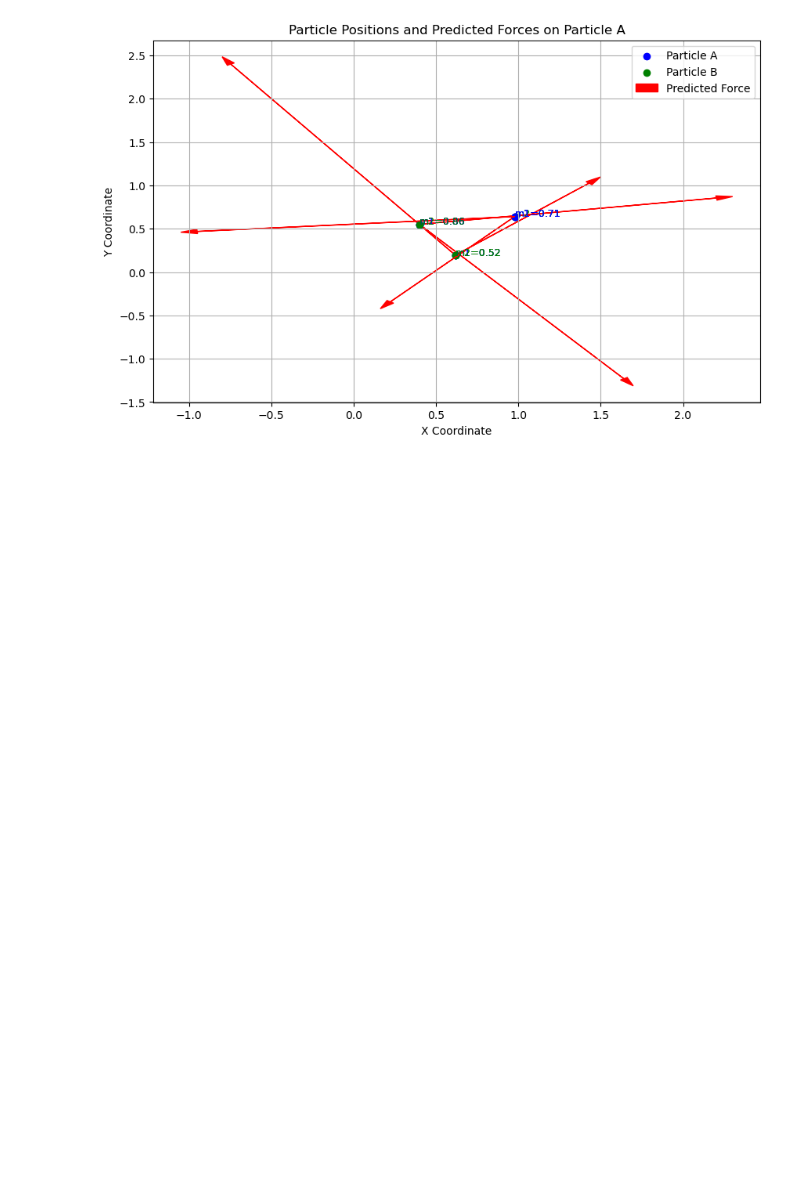
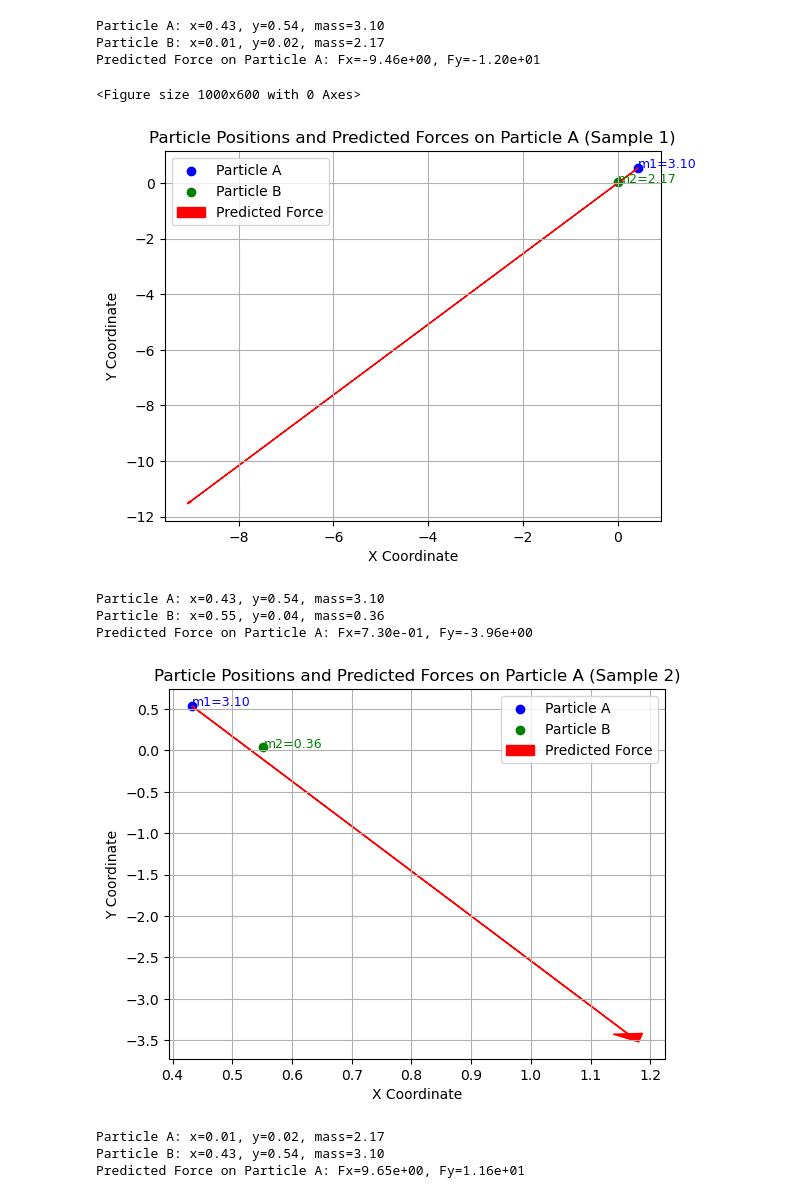
Before and after one commit to PolG24/TFG, a Jupyter notebook: gravity/data_generation.ipynb, the cells around one changed output. Saved outputs shown, nothing was run; the diff lists cells and outputs as text; code cells hidden in the pictures; blank space fills up the shorter version.

Commit message:
Plotting forces in different graphs. Modified data creation to minimize center-facing arrows.

```diff
--- a/gravity/data_generation.ipynb
+++ b/gravity/data_generation.ipynb
@@ -87,8 +103,8 @@ def plot_particle_system(data_point, index):
     fig, ax = plt.subplots(figsize=(8, 8))
 
     # Set plot limits
-    ax.set_xlim(-0.1, 1.1)
-    ax.set_ylim(-0.1, 1.1)
+    ax.set_xlim(-0.1, 2.1)
+    ax.set_ylim(-0.1, 2.1)
 
     # Find the maximum mass for scaling
     max_mass = max(particle[2] for particle in data_point)
@@ -136,13 +152,13 @@ class EdgeModel(MessagePassing):
     def __init__(self):
         super(EdgeModel, self).__init__(aggr='add')  # "Add" aggregation.
         self.mlp = nn.Sequential(
-            nn.Linear(6, 128),  # 6 = 2 (pos) + 1 (mass) for each particle
+            nn.Linear(6, 64),  # 6 = 2 (pos) + 1 (mass) for each particle
             nn.ReLU(),
-            nn.Linear(128, 128),
+            nn.Linear(64, 32),
             nn.ReLU(),
-            nn.Linear(128, 128),
+            nn.Linear(32, 16),
             nn.ReLU(),
-            nn.Linear(128, 2)  # Output 2D force
+            nn.Linear(16, 2)  # Output 2D force
         )
 
     def forward(self, x, edge_index):
@@ -166,8 +182,9 @@ class NodeModel(nn.Module):
 
     def forward(self, x, edge_index, edge_attr):
         # The edge attributes have already been added when the Message Passing layer was
-        # applied. Simply concatenate them with the node's features.
+        # applied. Simply concatenate them with the node's features
         out = torch.cat([x, edge_attr], dim=1)
+        # Not using the mlp for now
         return edge_attr
 
 class ParticleGNN(nn.Module):
@@ -324,7 +341,7 @@ optimizer = optim.Adam(model.parameters(), lr=0.02)
 scheduler = StepLR(optimizer, step_size=1, gamma=0.95)  # Reduce LR by factor of gamma every step_size epochs
 
 # Training loop
-num_epochs = 200  # Define the number of epochs
+num_epochs = 100  # Define the number of epochs
 loss_values = []  # List to store loss values for each epoch
 
 for epoch in range(num_epochs):
@@ -499,7 +508,7 @@ print(particle_dataset[0])
 
 input_data = []
 predicted_forces = []
-for i, data_point in enumerate(particle_dataset):
+for i, data_point in enumerate(particle_dataset[:1000]):
     for j in range(0, 3):
         for k in range(0, 3):
             if j != k:
@@ -507,41 +516,60 @@ for i, data_point in enumerate(particle_dataset):
                 particleB = data_point[k][:3]
                 input_tensor = torch.tensor(particleA + particleB, dtype=torch.float32)
                 input_data.append(input_tensor)
                 predicted_forces.append(model.edge_model.mlp(input_tensor.cuda()))
 
 # Convert lists to NumPy arrays
 input_data = np.vstack(input_data)
 predicted_forces = np.vstack([tensor.cpu().detach().numpy() for tensor in predicted_forces])
 
 # Sample input data and predicted forces from the provided examples
 input_data_sample = input_data[:6]  # Extracting the first 5 samples
 predicted_forces_sample = predicted_forces[:6]  # Extracting the first 5 predicted forces
 
 plt.figure(figsize=(10, 6))
 
 # Loop over the examples to plot each one
 for i in range(len(input_data_sample)):
+    # Create a new figure for each plot
+    plt.figure()
+
     # Extract particle data
     x1, y1, mass1, x2, y2, mass2 = input_data_sample[i]
     Fx, Fy = predicted_forces_sample[i]
 
+    # Print particle data
+    print(f"Particle A: x={x1:.2f}, y={y1:.2f}, mass={mass1:.2f}")
+    print(f"Particle B: x={x2:.2f}, y={y2:.2f}, mass={mass2:.2f}")
+    print(f"Predicted Force on Particle A: Fx={Fx:.2e}, Fy={Fy:.2e}\n")
+
     # Plot particles positions
-    plt.scatter(x1, y1, color='blue', label='Particle A' if i == 0 else "")
-    plt.scatter(x2, y2, color='green', label='Particle B' if i == 0 else "")
+    plt.scatter(x1, y1, color='blue', label='Particle A')
+    plt.scatter(x2, y2, color='green', label='Particle B')
 
     # Draw force vector on Particle A
-    plt.arrow(x1, y1, Fx, Fy, head_width=0.05, head_length=0.1, fc='red', ec='red', label='Predicted Force' if i == 0 else "")
+    plt.arrow(x1, y1, Fx, Fy, head_width=0.05, head_length=0.1, fc='red', ec='red', label='Predicted Force')
 
     # Annotate masses
     plt.text(x1, y1, f"m1={mass1:.2f}", fontsize=9, color='blue')
     plt.text(x2, y2, f"m2={mass2:.2f}", fontsize=9, color='green')
 
-# Set plot properties
-plt.xlabel('X Coordinate')
-plt.ylabel('Y Coordinate')
-plt.title('Particle Positions and Predicted Forces on Particle A')
-plt.grid(True)
-plt.legend()
-plt.show()
+    # Set plot properties
+    plt.xlabel('X Coordinate')
+    plt.ylabel('Y Coordinate')
+    plt.title(f'Particle Positions and Predicted Forces on Particle A (Sample {i+1})')
+    plt.grid(True)
+    plt.legend()
+    plt.show()
 # %% [output]
+Particle A: x=0.43, y=0.54, mass=3.10
+Particle B: x=0.01, y=0.02, mass=2.17
+Predicted Force on Particle A: Fx=-9.46e+00, Fy=-1.20e+01
+<Figure size 1000x600 with 0 Axes>
-[figure, old version]
+[figure, new version]
+Particle A: x=0.43, y=0.54, mass=3.10
+Particle B: x=0.55, y=0.04, mass=0.36
+Predicted Force on Particle A: Fx=7.30e-01, Fy=-3.96e+00
+[figure, added]
+Particle A: x=0.01, y=0.02, mass=2.17
+Particle B: x=0.43, y=0.54, mass=3.10
+Predicted Force on Particle A: Fx=9.65e+00, Fy=1.16e+01
```
Also changed, not shown: parts of 10 cells of this notebook.
